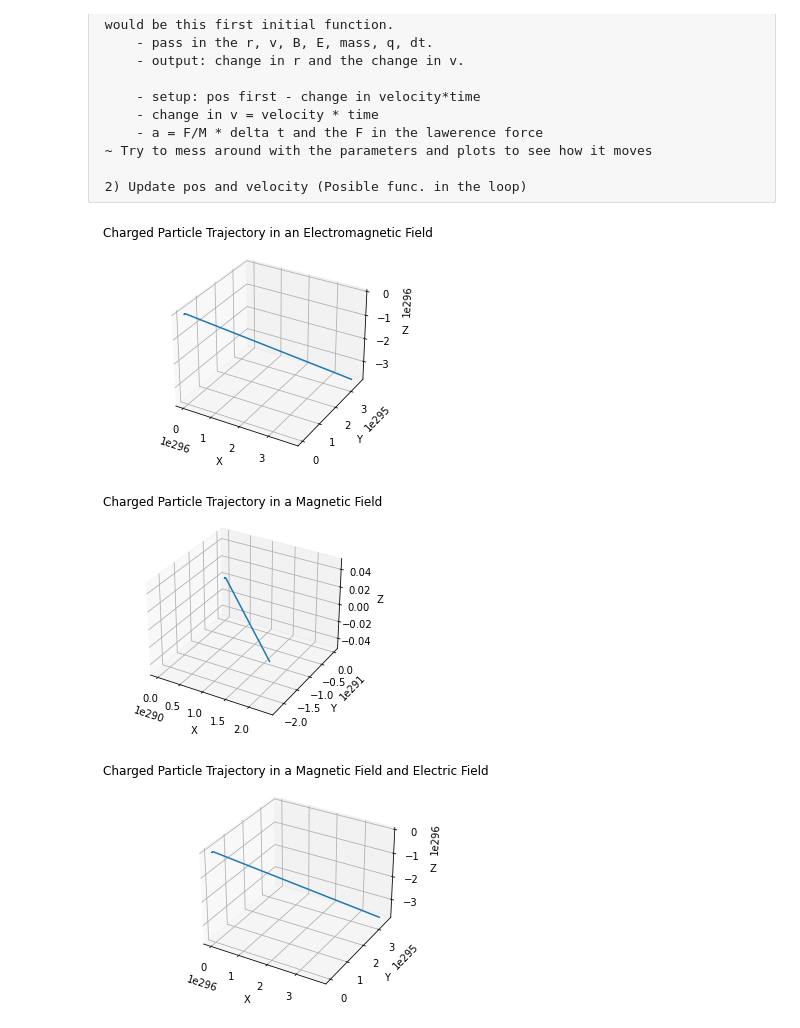
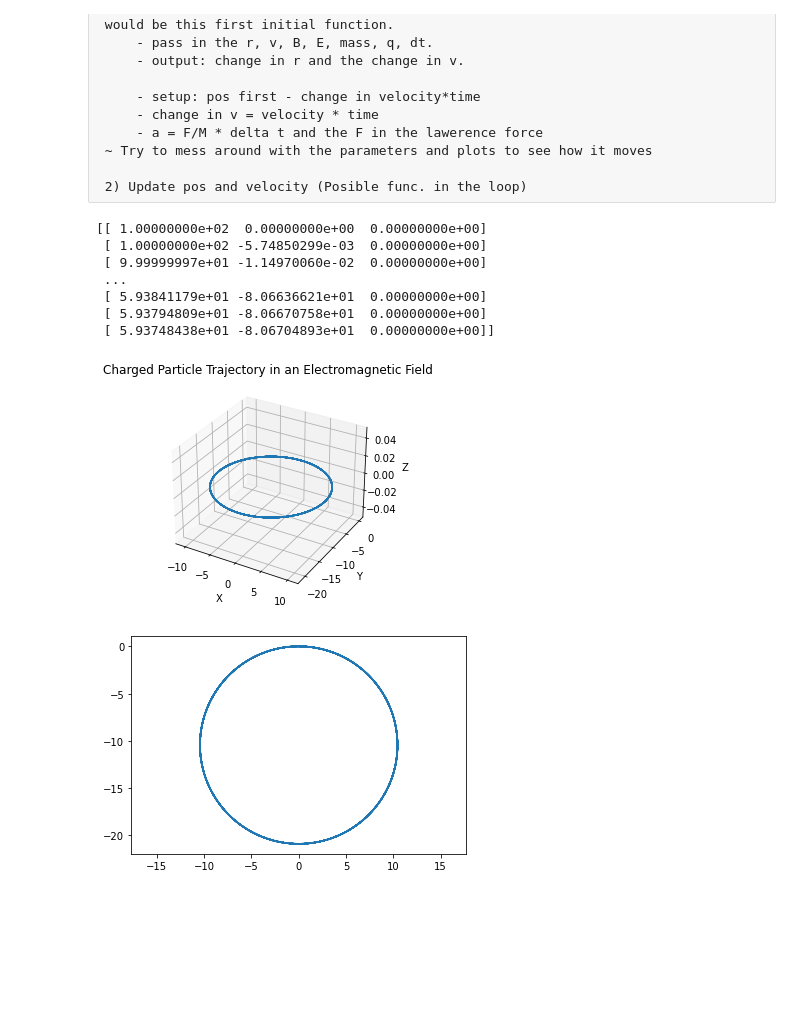
Before and after one commit to Vees3978/Independent_Study, a Jupyter notebook: toy_model.ipynb, the cells around one changed output. Drawn from its saved outputs; the diff is of its cells as text; code cells hidden in the pictures; blank space fills up the shorter version.

```diff
--- a/toy_model.ipynb
+++ b/toy_model.ipynb
@@ -22,15 +22,15 @@ from mpl_toolkits.mplot3d import Axes3D
 
 q = 1.6e-19 # Culombs
 m = 1.67e-27  # kg charge of a particle
-dt = 0.00001        # s  time step
-steps = 100
+dt = 0.000006        # s  time step
+steps = 1000000
 # the number of steps
 # %%
 ## Initial Conditions ##
 
 # First array #
 r_0 = np.array([0,0,0]) # Distance from source charge to charged partical
-v_0 = np.array([0, 1.5e4, 0]) # Intial velosity
+v_0 = np.array([100, 0, 0]) # Intial velosity
 
 # empty arrays #
 r = np.zeros((steps, 3))
@@ -43,9 +43,9 @@ v[0] = v_0
 
 #Define an E and a B that are in 3 element arrays
 
-B = np.array([0,0,0])
+B = np.array([0,0,1e-7])
 
-E = np.array([0,10,0])
+E = np.array([0,0,0])
 # %%
 def lawrence_force(q, v, B, E, mass):
     # Compute the Lawrence force
@@ -103,52 +104,31 @@ def simulate_charged_particle(q, m, dt, steps, r_0, v_0, B, E):
 # %%
 # Run simulation
 particle_trajectory, particle_velocities = simulate_charged_particle(q, m, dt, steps, r_0, v_0, B, E)
+
 
 # Plotting the trajectory in 3D
 fig = plt.figure()
 ax = fig.add_subplot(111, projection='3d')
 ax.plot(particle_trajectory[:, 0], particle_trajectory[:, 1], particle_trajectory[:, 2])
 ax.set_xlabel('X')
 ax.set_ylabel('Y')
 ax.set_zlabel('Z')
 ax.set_title('Charged Particle Trajectory in an Electromagnetic Field')
 plt.show()
+
+plt.plot(particle_trajectory[:, 0], particle_trajectory[:, 1])
+plt.axis('equal')
+plt.show()
+
+#plt.plot(ke)
+#plt.show()
 # %% [output]
+[[ 1.00000000e+02  0.00000000e+00  0.00000000e+00]
+ [ 1.00000000e+02 -5.74850299e-03  0.00000000e+00]
+ [ 9.99999997e+01 -1.14970060e-02  0.00000000e+00]
+ ...
+ [ 5.93841179e+01 -8.06636621e+01  0.00000000e+00]
+ [ 5.93794809e+01 -8.06670758e+01  0.00000000e+00]
+ [ 5.93748438e+01 -8.06704893e+01  0.00000000e+00]]
-[figure, old version]
+[figure, new version]
+[figure, added]
-# %%
-# Only B field
-E = np.array([0, 0, 0])
-B = np.array([0, 0, 1])
-
-particle_trajectory, particle_velocities = simulate_charged_particle(q, m, dt, steps, r_0, v_0, B, E)
-
-# Plotting the trajectory in 3D
-fig = plt.figure()
-ax = fig.add_subplot(111, projection='3d')
-ax.plot(particle_trajectory[:, 0], particle_trajectory[:, 1], particle_trajectory[:, 2])
-ax.set_xlabel('X')
-ax.set_ylabel('Y')
-ax.set_zlabel('Z')
-ax.set_title('Charged Particle Trajectory in a Magnetic Field')
-plt.show()
-# %% [output]
-[figure, removed]
-# %%
-
-# Both E and B fields
-E = np.array([0, 1e20, 0])
-B = np.array([1, 0, 1])
-
-particle_trajectory, particle_velocities = simulate_charged_particle(q, m, dt, steps, r_0, v_0, B, E)
-
-# Plotting the trajectory in 3D
-fig = plt.figure()
-ax = fig.add_subplot(111, projection='3d')
-ax.plot(particle_trajectory[:, 0], particle_trajectory[:, 1], particle_trajectory[:, 2])
-ax.set_xlabel('X')
-ax.set_ylabel('Y')
-ax.set_zlabel('Z')
-ax.set_title('Charged Particle Trajectory in a Magnetic Field and Electric Field')
-plt.show()
-# %% [output]
-[figure, removed]
```
Also changed, not shown: parts of 7 cells of this notebook.
